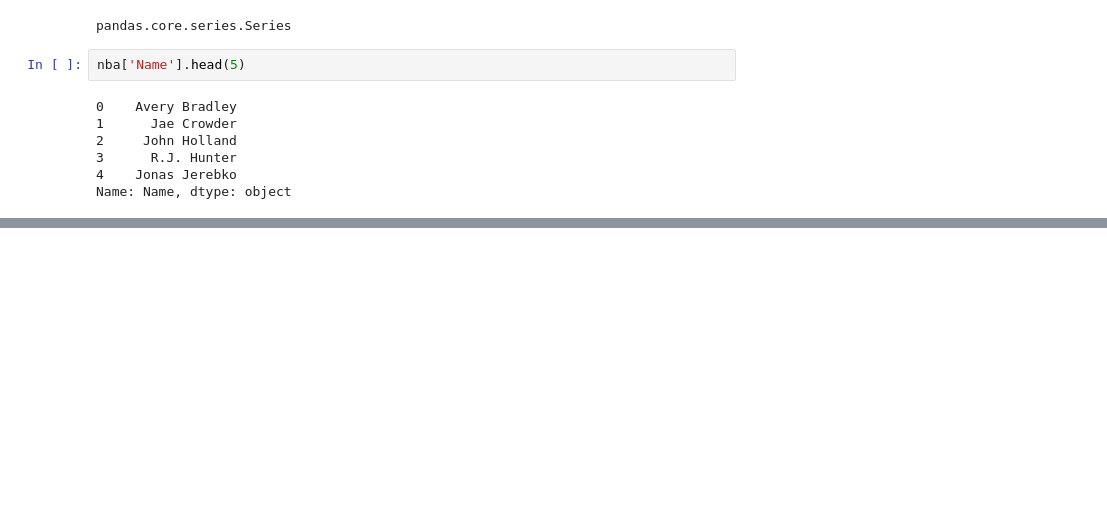
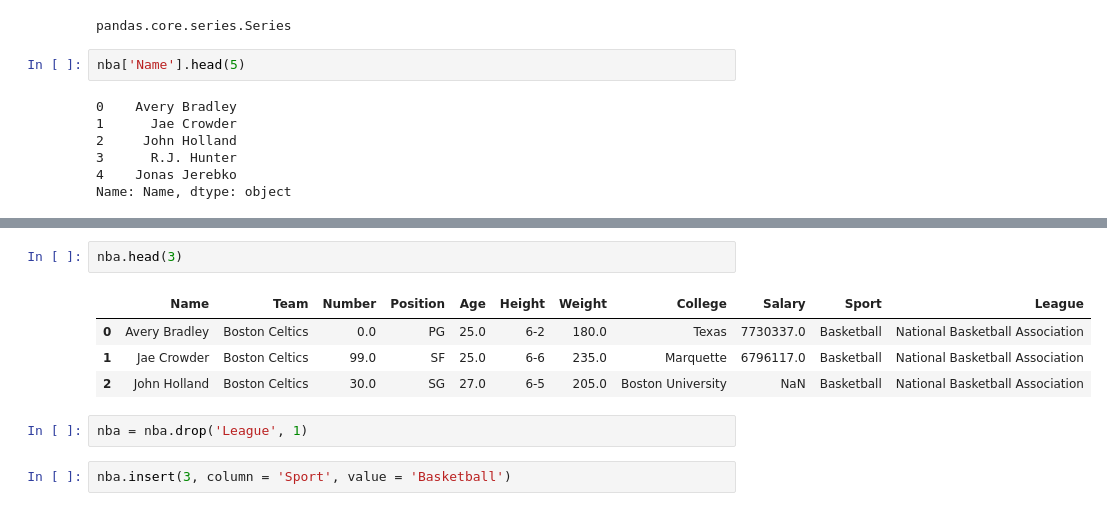
Before and after one commit to nikolay-rudenko/pandas_edu, a Jupyter notebook: pandas_course/DataFrame.ipynb, the cells around one changed output, grey strips where cells are left out. Saved outputs shown, nothing was run; the diff lists cells and outputs as text; blank space fills up the shorter version.

```diff
--- a/pandas_course/DataFrame.ipynb
+++ b/pandas_course/DataFrame.ipynb
@@ -245,0 +326,11 @@ Name: Name, dtype: object
+# %%
+nba.head(3)
+# %% [output]
+|  | Name | Team | Number | Position | Age | Height | Weight | College | Salary | Sport | League |
+| 0 | Avery Bradley | Boston Celtics | 0.0 | PG | 25.0 | 6-2 | 180.0 | Texas | 7730337.0 | Basketball | National Basketball Association |
+| 1 | Jae Crowder | Boston Celtics | 99.0 | SF | 25.0 | 6-6 | 235.0 | Marquette | 6796117.0 | Basketball | National Basketball Association |
+| 2 | John Holland | Boston Celtics | 30.0 | SG | 27.0 | 6-5 | 205.0 | Boston University | NaN | Basketball | National Basketball Association |
+# %%
+nba = nba.drop('League', 1)
+# %%
+nba.insert(3, column = 'Sport', value = 'Basketball')
```
Also changed, not shown: parts of 16 cells of this notebook, 1 other file.
